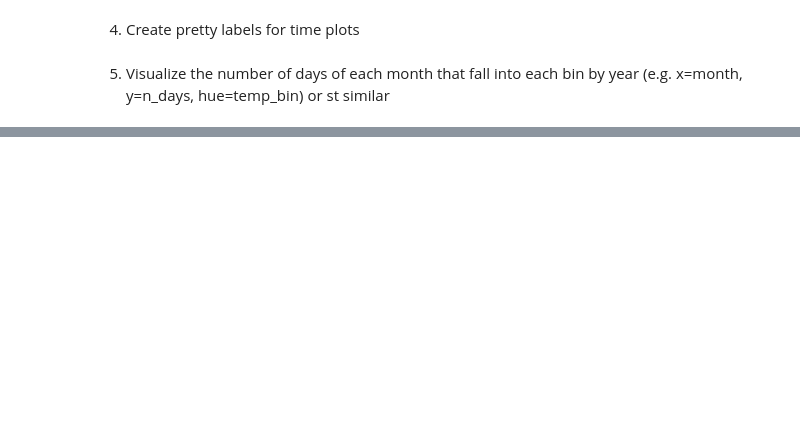
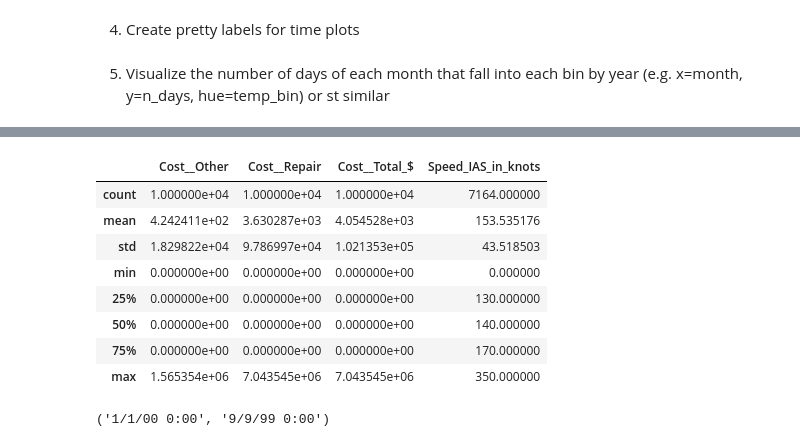
Before and after one commit to ChrisTeceno/time-series-exercises, a Jupyter notebook: working_with_time_series_data.ipynb, the cells around one changed output, grey strips where cells are left out. Saved outputs shown, nothing was run; the diff lists cells and outputs as text; code cells hidden in the pictures; blank space fills up the shorter version.

```diff
--- a/working_with_time_series_data.ipynb
+++ b/working_with_time_series_data.ipynb
@@ -565,0 +615,16 @@ ValueError: The truth value of a Series is ambiguous. Use a.empty, a.bool(), a.i
+# %%
+df.describe()
+# %% [output]
+|  | Cost__Other | Cost__Repair | Cost__Total_$ | Speed_IAS_in_knots |
+| count | 1.000000e+04 | 1.000000e+04 | 1.000000e+04 | 7164.000000 |
+| mean | 4.242411e+02 | 3.630287e+03 | 4.054528e+03 | 153.535176 |
+| std | 1.829822e+04 | 9.786997e+04 | 1.021353e+05 | 43.518503 |
+| min | 0.000000e+00 | 0.000000e+00 | 0.000000e+00 | 0.000000 |
+| 25% | 0.000000e+00 | 0.000000e+00 | 0.000000e+00 | 130.000000 |
+| 50% | 0.000000e+00 | 0.000000e+00 | 0.000000e+00 | 140.000000 |
+| 75% | 0.000000e+00 | 0.000000e+00 | 0.000000e+00 | 170.000000 |
+| max | 1.565354e+06 | 7.043545e+06 | 7.043545e+06 | 350.000000 |
+# %%
+df.Flight_Date.min(), df.Flight_Date.max()
+# %% [output]
+('1/1/00 0:00', '9/9/99 0:00')
```
Also changed, not shown: parts of 13 cells of this notebook.
